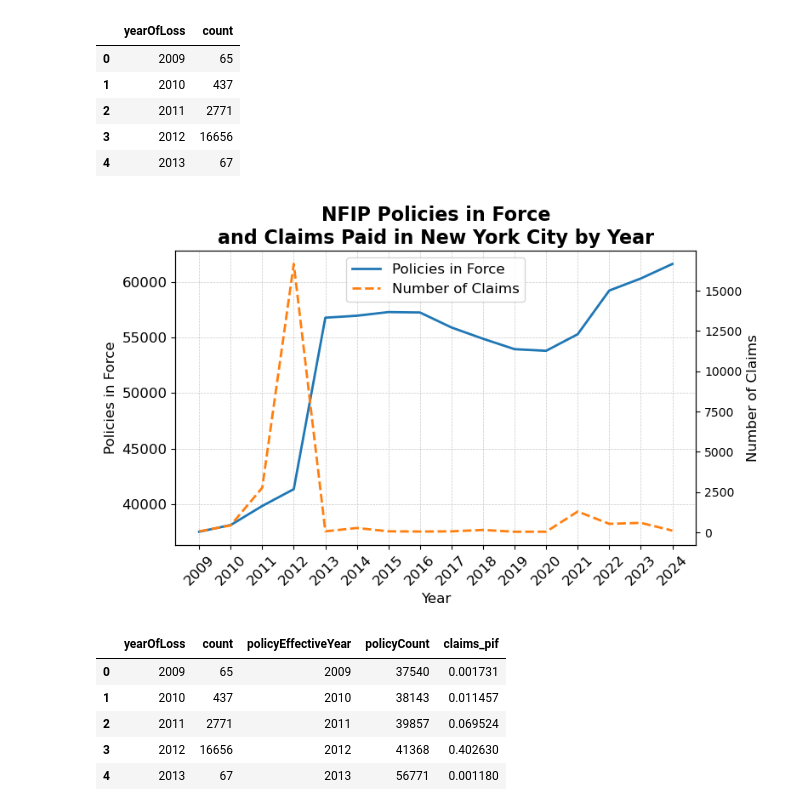
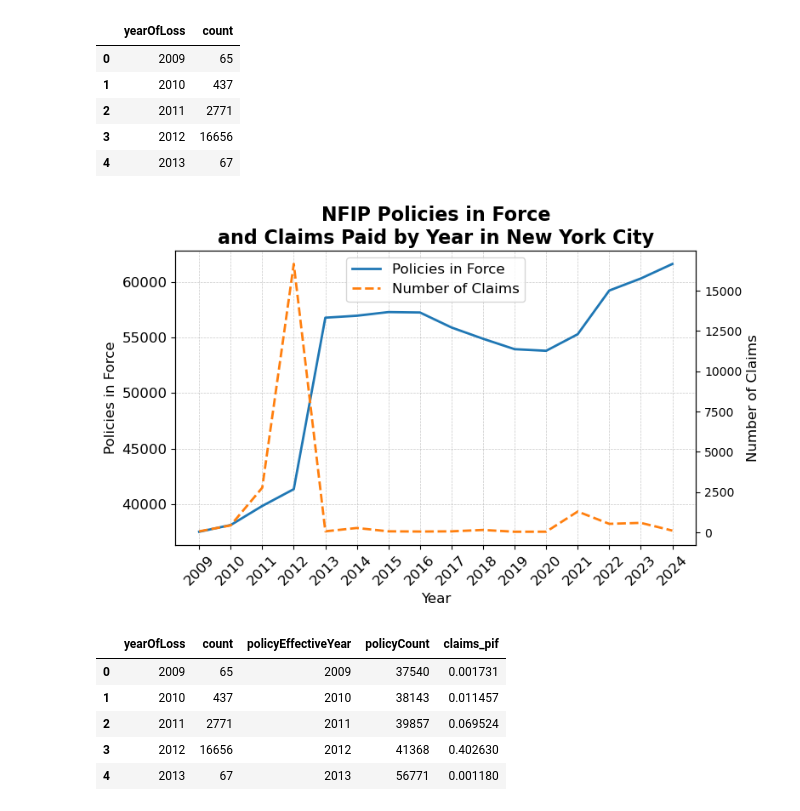
Before and after one commit to mebauer/nyc-odw25-nfip, a Jupyter notebook: figures.ipynb, the cells around one changed output. Cells and saved outputs as stored; diff of their text form; code cells hidden in the pictures.

```diff
--- a/figures.ipynb
+++ b/figures.ipynb
@@ -875,61 +886,50 @@ claims_df.head()
 | 3 | 2012 | 16656 |
 | 4 | 2013 | 67 |
 # %%
-# create the figure and axes
 fig, ax1 = plt.subplots(figsize=(8, 5))
 
-# plot the number of claims (count_year) on the first axis with a thicker line
 sns.lineplot(
     data=df,
     x='policyEffectiveYear',
     y='policyCount',
     ax=ax1,
     color='C0',
-    linewidth=2,  # thicker line for better visibility
-    label='Policies in Force',  # add a label for the legend
+    linewidth=2,
+    label='Policies in Force',
 )
 
-# create a second y-axis for the amount paid (total_claim)
 ax2 = ax1.twinx()
 
-# plot the total claim amount (total_claim) on the second axis with a different line style
 sns.lineplot(
     data=claims_df,
     x='yearOfLoss',
     y='count',
     ax=ax2,
     color='C1',
     linewidth=2,
-    linestyle='--',  # Dashed line for differentiation
+    linestyle='--',
     label='Number of Claims'
 )
 
-# set the title and labels with clear and concise text
-ax1.set_title('NFIP Policies in Force\nand Claims Paid in New York City by Year', fontsize=16, weight='bold')
+ax1.set_title('NFIP Policies in Force\nand Claims Paid by Year in New York City', fontsize=16, weight='bold')
 ax1.set_xlabel('Year', fontsize=12)
 ax1.set_ylabel('Policies in Force', fontsize=12)
 ax2.set_ylabel('Number of Claims', fontsize=12)
 
-# set the x-axis major and minor ticks
 ax1.xaxis.set_major_locator(ticker.MultipleLocator())
 
-# improve tick label formatting
-ax1.tick_params(axis='x', rotation=45)  # Rotate x-ticks for better readability
+ax1.tick_params(axis='x', rotation=45)
 ax1.tick_params(axis='both', which='major', labelsize=12)
 
-# add a grid with lighter lines and make sure the grid is only on the primary axis
 ax1.grid(True, which='both', axis='both', linestyle='--', linewidth=0.5, alpha=0.7)
 
-# combine the legends from both axes and put them in the upper left
 handles, labels = ax1.get_legend_handles_labels()
 handles2, labels2 = ax2.get_legend_handles_labels()
 
-# combine the handles and labels from both axes
 ax1.legend(handles + handles2, labels + labels2, loc='upper center', fontsize=12, facecolor='white')
 ax2.legend().set_visible(False)
 
-# tight layout to adjust spacing
 plt.tight_layout()
 # %% [output]
-[figure, old version]
+[figure, new version]
 # %%
```
Also changed, not shown: parts of 23 cells of this notebook, 6 other files.
